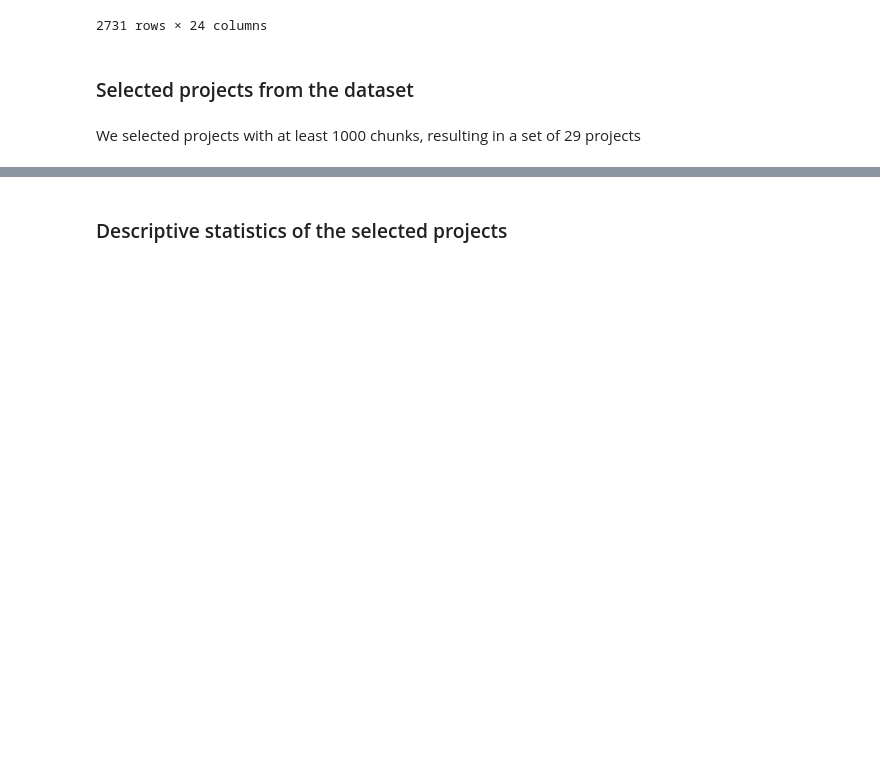
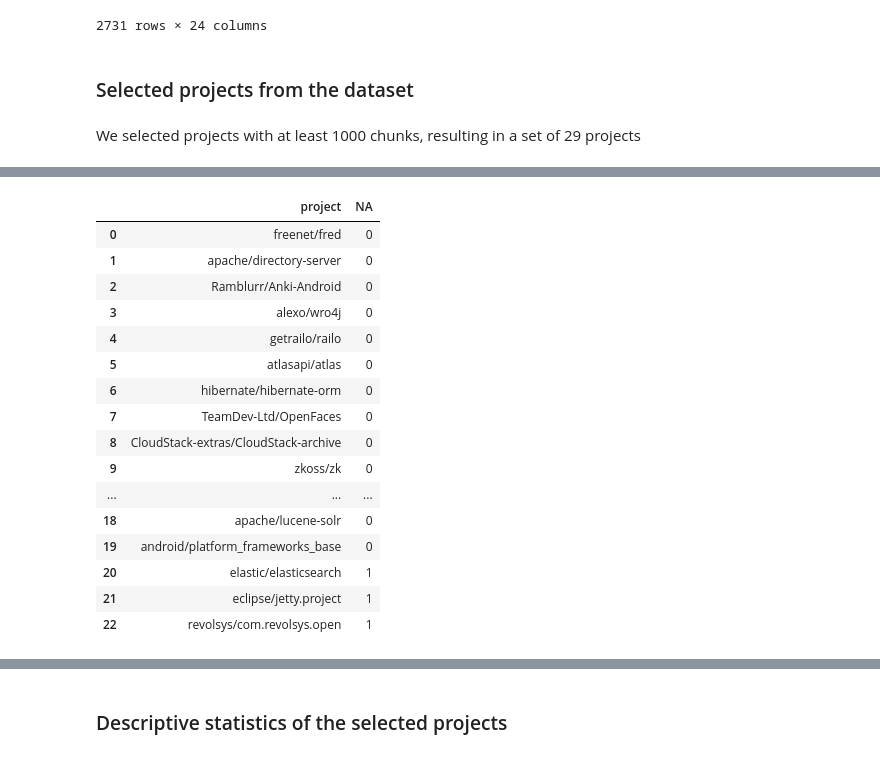
Before and after one commit to gems-uff/mestre, a Jupyter notebook: scripts/selection_of_projects/selected_projects.ipynb, the cells around one changed output, grey strips where cells are left out. Cells and saved outputs as stored; diff of their text form; code cells hidden in the pictures; blank space fills up the shorter version.

```diff
--- a/scripts/selection_of_projects/selected_projects.ipynb
+++ b/scripts/selection_of_projects/selected_projects.ipynb
@@ -60,0 +42,45 @@ selected_projects
+# %%
+projs = [("freenet/fred", 0),
+("apache/directory-server", 0),
+("Ramblurr/Anki-Android", 0),
+("alexo/wro4j", 0),
+("getrailo/railo", 0),
+("atlasapi/atlas", 0),
+("hibernate/hibernate-orm", 0),
+("TeamDev-Ltd/OpenFaces", 0),
+("CloudStack-extras/CloudStack-archive", 0),
+("zkoss/zk", 0),
+("eucalyptus/eucalyptus", 0),
+("alkacon/opencms-core", 0),
+("SINTEF-9012/ThingML", 0),
+("Unidata/thredds", 0),
+("apache/accumulo", 0),
+("jgralab/jgralab", 0),
+("sebastianbenz/Jnario", 0),
+("CCI-MIT/XCoLab", 0),
+("apache/lucene-solr", 0),
+("android/platform_frameworks_base", 0),
+("elastic/elasticsearch", 1),
+("eclipse/jetty.project", 1),
+("revolsys/com.revolsys.open", 1)]
+
+new_projs = pd.DataFrame.from_records(projs, columns=['project', 'NA'])
+new_projs
+# %% [output]
+|  | project | NA |
+| 0 | freenet/fred | 0 |
+| 1 | apache/directory-server | 0 |
+| 2 | Ramblurr/Anki-Android | 0 |
+| 3 | alexo/wro4j | 0 |
+| 4 | getrailo/railo | 0 |
+| 5 | atlasapi/atlas | 0 |
+| 6 | hibernate/hibernate-orm | 0 |
+| 7 | TeamDev-Ltd/OpenFaces | 0 |
+| 8 | CloudStack-extras/CloudStack-archive | 0 |
+| 9 | zkoss/zk | 0 |
+| ... | ... | ... |
+| 18 | apache/lucene-solr | 0 |
+| 19 | android/platform_frameworks_base | 0 |
+| 20 | elastic/elasticsearch | 1 |
+| 21 | eclipse/jetty.project | 1 |
+| 22 | revolsys/com.revolsys.open | 1 |
```
Also changed, not shown: parts of 10 cells of this notebook, 1 other file.
